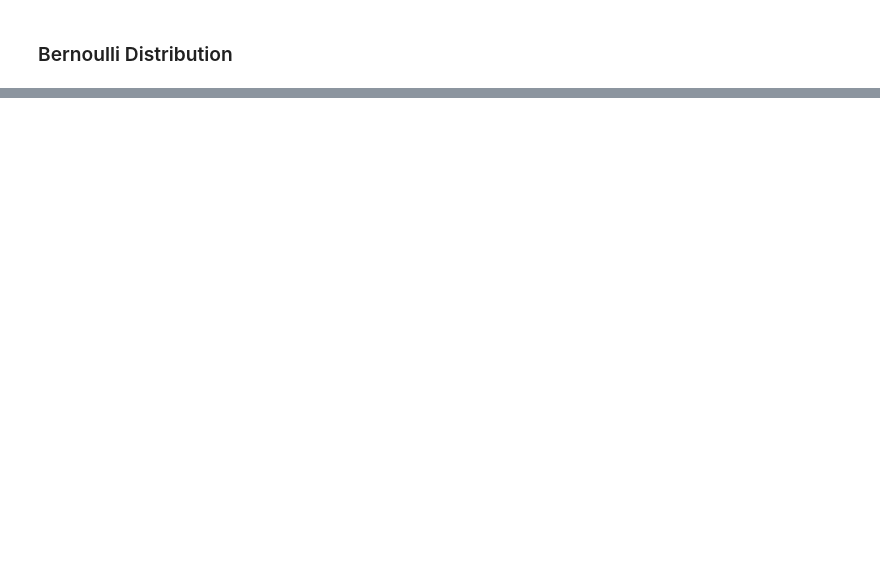
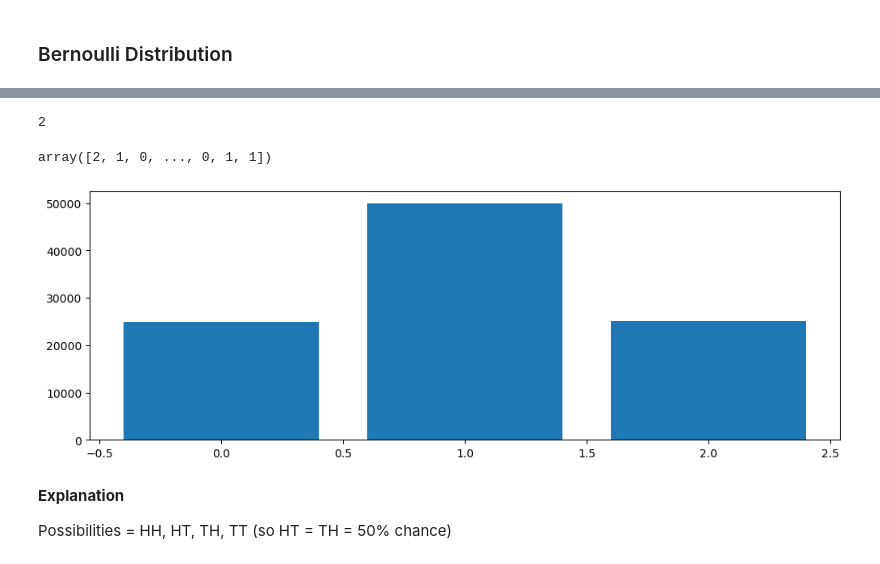
Before and after one commit to PeeBs68/mywork, a Jupyter notebook: fund_da_week7and8.ipynb, the cells around one changed output, grey strips where cells are left out. Saved outputs shown, nothing was run; the diff lists cells and outputs as text; code cells hidden in the pictures; blank space fills up the shorter version.

```diff
--- a/fund_da_week7and8.ipynb
+++ b/fund_da_week7and8.ipynb
@@ -56,0 +57,28 @@ ax.bar(x, counts);
+# %%
+# Flipping two coins once each
+rand_coins = np.random.binomial(2, .5)
+
+rand_coins
+
+# Will give the number of times heads (assuming heads is a successful trial) comes up
+# %% [output]
+2
+# %%
+# Flipping two 100000 times to show the results - not .333 % chance of each outcome (2xheads, 1xheads, 0xheads)
+rand_coins = np.random.binomial(2, .5, 100000)
+
+rand_coins
+# %% [output]
+array([2, 1, 0, ..., 0, 1, 1])
+# %%
+fig, ax = plt.subplots(figsize=(12, 4))
+
+x, counts = np.unique(rand_coins, return_counts=True)
+
+ax.bar(x, counts);
+# %% [output]
+[figure, added]
+# %% [markdown]
+**Explanation**
+
+Possibilities = HH, HT, TH, TT (so HT = TH = 50% chance)
```
Also changed, not shown: parts of 5 cells of this notebook.
